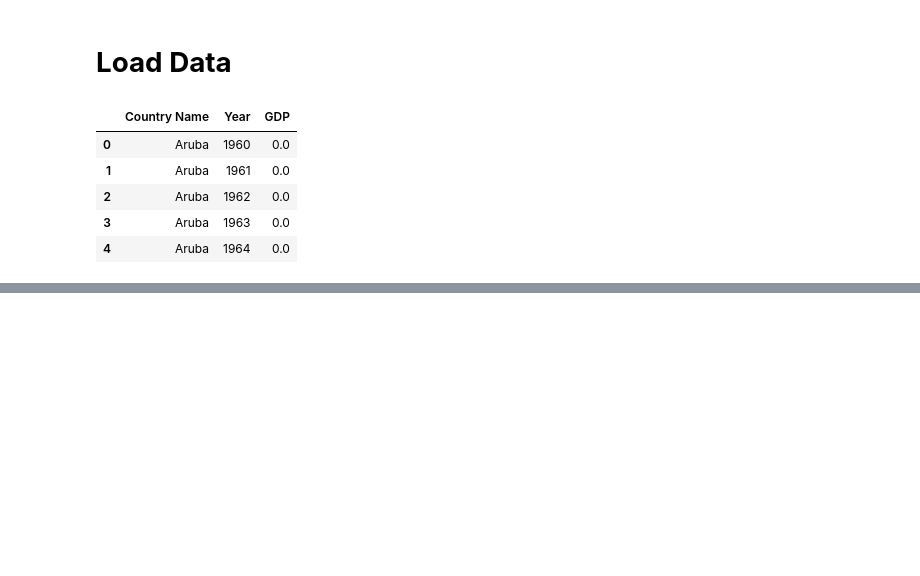
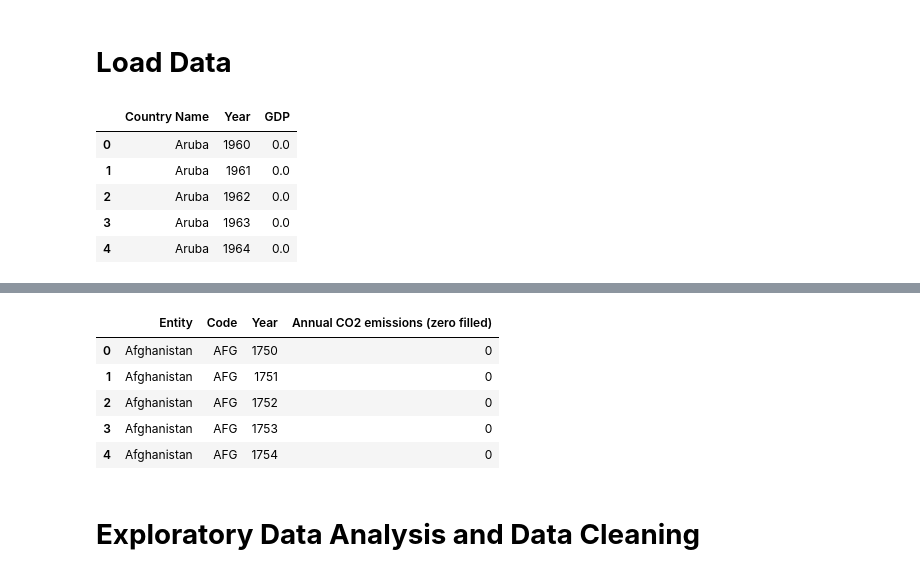
Before and after one commit to nurimammasri/Air-Quality-Index-Analysis-and-Correlation-Effect, a Jupyter notebook: 03. Co2 Emissions and Economic.ipynb, the cells around one changed output, grey strips where cells are left out. Saved outputs shown, nothing was run; the diff lists cells and outputs as text; code cells hidden in the pictures; blank space fills up the shorter version.

```diff
--- a/03. Co2 Emissions and Economic.ipynb
+++ b/03. Co2 Emissions and Economic.ipynb
@@ -45,0 +66,12 @@ gdp.head()
+# %%
+co2ann = pd.read_csv("https://drive.google.com/uc?id=1LDi87mDkdnCkl6DN_CqZw9NZprYQGUch")
+co2ann.head()
+# %% [output]
+|  | Entity | Code | Year | Annual CO2 emissions (zero filled) |
+| 0 | Afghanistan | AFG | 1750 | 0 |
+| 1 | Afghanistan | AFG | 1751 | 0 |
+| 2 | Afghanistan | AFG | 1752 | 0 |
+| 3 | Afghanistan | AFG | 1753 | 0 |
+| 4 | Afghanistan | AFG | 1754 | 0 |
+# %% [markdown]
+# **Exploratory Data Analysis and Data Cleaning**
```
Also changed, not shown: parts of 36 cells of this notebook.
